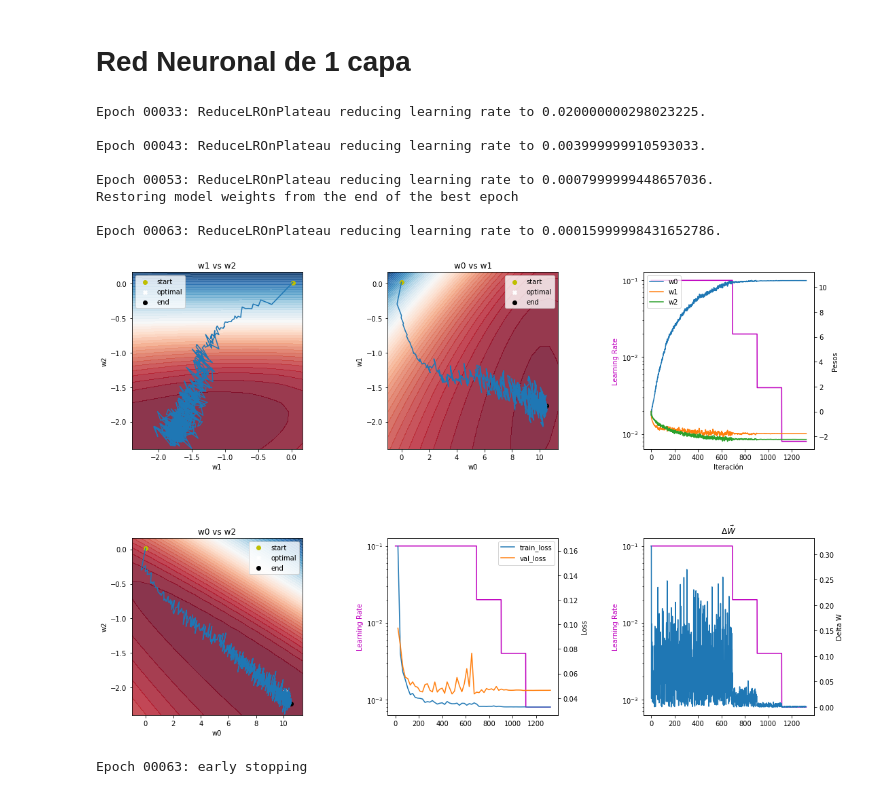
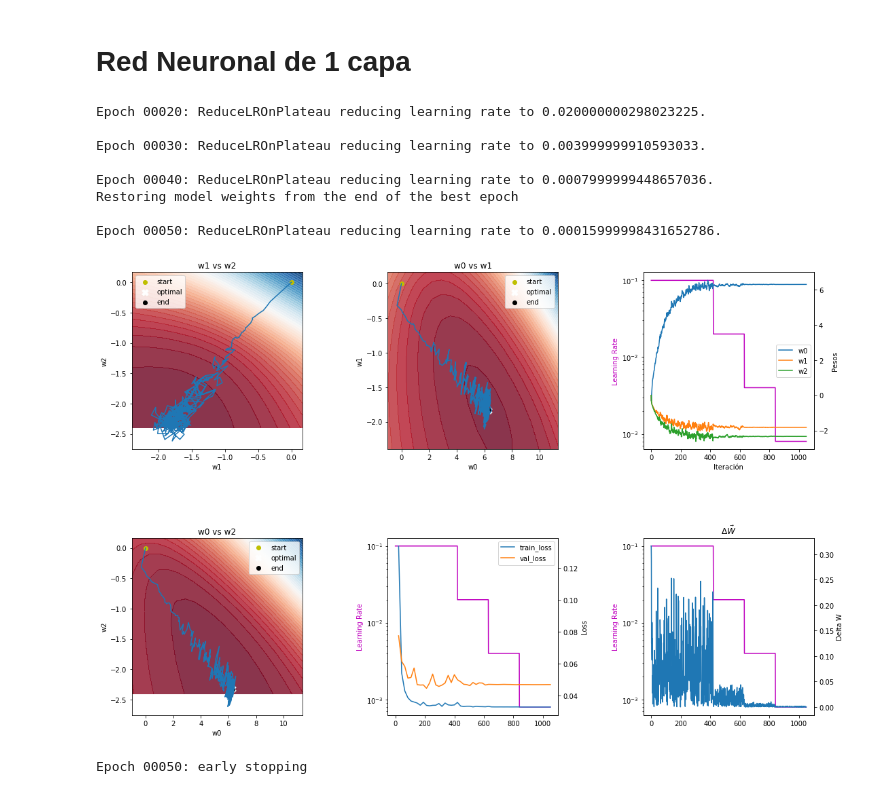
Before and after one commit to deeplearning-itba/optimizadores, a Jupyter notebook: 03 - RMSProp y Adadelta.ipynb, the cells around one changed output. Saved outputs shown, nothing was run; the diff lists cells and outputs as text; code cells hidden in the pictures.

```diff
--- a/03 - RMSProp y Adadelta.ipynb
+++ b/03 - RMSProp y Adadelta.ipynb
@@ -12,10 +12,11 @@ import keras
 import numpy as np
 from matplotlib import pyplot as plt
 import OPT_helper
+from OPT_helper import make_animation
 from sklearn.model_selection import train_test_split
 np.random.seed(432)
-X=np.vstack([np.random.multivariate_normal([-5,2], [[2,5],[5,1]], 2000),
-             np.random.multivariate_normal([0,8], [[2,-3],[-3,2]], 2000)])
+X=np.vstack([np.random.multivariate_normal([-2.5,-2], [[2,5],[5,1]], 2000),
+             np.random.multivariate_normal([2.5,4], [[2,-3],[-3,2]], 2000)])
 y=np.hstack([np.ones(2000),
              np.zeros(2000)])
 #X=df[['Peso','Altura']].values
@@ -128,39 +131,39 @@ model.compile(loss = 'binary_crossentropy', optimizer=optimizer)
 earlyStopping=EarlyStopping(monitor='val_loss',
                             min_delta=0,
                             patience=40, verbose=1, restore_best_weights=True)
 reduceLR=ReduceLROnPlateau(monitor='val_loss',
                            factor=0.2,
                            patience=10,
                            verbose=1,
                            min_delta=0,
                            cooldown=0, min_lr=0)
 logWeights=OPT_helper.log_weights(get_weights,
                                   set_weights,
                                   surface_filename="./surface.pck",
                                   w1_range=[-2.4,0.3],
                                   w2_range=[-2.4,0.3],
                                   w0_range=[-1,12],
                                   n_points=20,
-                                  w1_opt=-1.767115,
-                                  w2_opt=-2.05875,
-                                  w0_opt=10.087935,
+                                  w1_opt=-1.8372542,
+                                  w2_opt=-2.325091,
+                                  w0_opt=6.3067813,
                                   plotloss_data=(x_train, y_train))
 
 history=model.fit(x_train,
           y_train ,
           epochs=200,
           batch_size=128,
           verbose=0,
           validation_data=(x_test, y_test),
           callbacks=[logWeights, earlyStopping, reduceLR])
 # %% [output]
-Epoch 00033: ReduceLROnPlateau reducing learning rate to 0.020000000298023225.
+Epoch 00020: ReduceLROnPlateau reducing learning rate to 0.020000000298023225.
 
-Epoch 00043: ReduceLROnPlateau reducing learning rate to 0.003999999910593033.
+Epoch 00030: ReduceLROnPlateau reducing learning rate to 0.003999999910593033.
 
-Epoch 00053: ReduceLROnPlateau reducing learning rate to 0.0007999999448657036.
+Epoch 00040: ReduceLROnPlateau reducing learning rate to 0.0007999999448657036.
 Restoring model weights from the end of the best epoch
 
-Epoch 00063: ReduceLROnPlateau reducing learning rate to 0.00015999998431652786.
+Epoch 00050: ReduceLROnPlateau reducing learning rate to 0.00015999998431652786.
-[figure, old version]
+[figure, new version]
-Epoch 00063: early stopping
+Epoch 00050: early stopping
```
Also changed, not shown: parts of 5 cells of this notebook, 6 other files.
